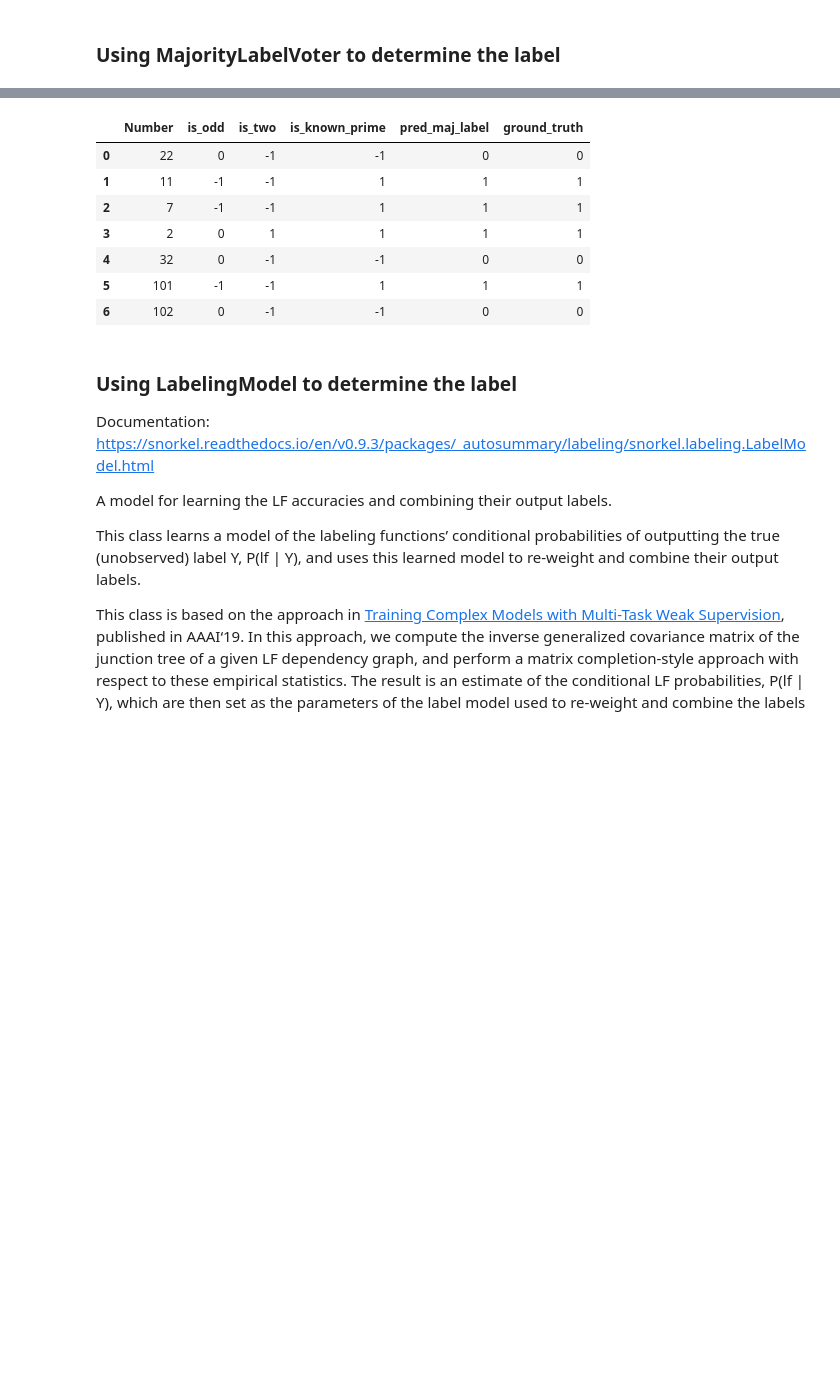
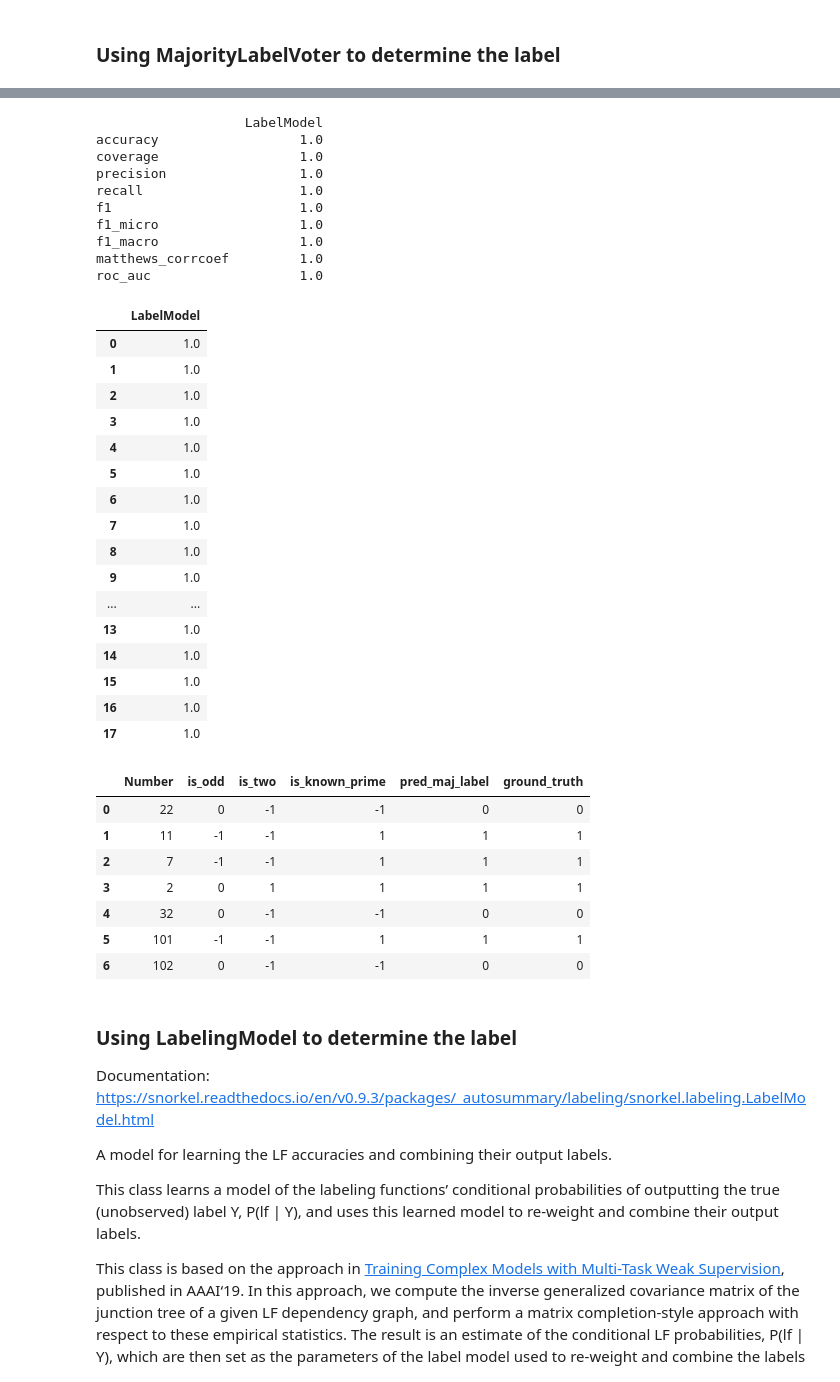
Before and after one commit to johnfkraus/practical-weak-supervision, a Jupyter notebook: ch02_labeling_and_augmentation/labeling_v1.ipynb, the cells around one changed output, grey strips where cells are left out. Cells and saved outputs as stored; diff of their text form; code cells hidden in the pictures; blank space fills up the shorter version.

```diff
--- a/ch02_labeling_and_augmentation/labeling_v1.ipynb
+++ b/ch02_labeling_and_augmentation/labeling_v1.ipynb
@@ -22,10 +27,13 @@ from snorkel.labeling.model import LabelModel
 from snorkel.labeling import LFAnalysis
 from snorkel.labeling.model import MajorityLabelVoter
 import is_it_prime   # custom code for prime number operations
+scenario = 1
 # %% [markdown]
 ### Create a small example dataset
 # %%
-data =    [5, 21, 1, 29, 32, 37, 10, 20, 10, 26, 2, 37, 34, 11, 22, 36, 12, 20, 31, 25]
+if scenario == 1:
+    data =    [5, 21, 1, 29, 32, 37, 10, 20, 10, 26, 2, 37, 34, 11, 22, 36, 12, 20, 31, 25]
+
 df = pd.DataFrame(data, columns=['Number'])
 # %% [markdown]
 ### Creating a small validation set
@@ -41,7 +46,9 @@ etc...
 # %%
 import is_it_prime  # custom code
 #  the book example used [22, 11, 7, 2, 32], we use:
-validation_data = [22, 11, 7, 2, 32, 101, 102]  # a list
+if scenario == 1:
+    validation_data = [22, 11, 7, 2, 32, 101, 102]  # a list
+
 validation_true_labels = is_it_prime.array_map(validation_data)  # an ndarray
 # %%
 df_val = pd.DataFrame(validation_data, columns=['Number'])
@@ -88,12 +95,9 @@ def gt3_ndb_3(record):
 ### Calculating: Polarity, Coverage, Overlaps and Conflicts for the labeling functions
 # %%
 # Make a list of the labeling functions to be applied
-lfs = [
-        is_odd,
-        is_two,
-        is_known_prime
-        # gt3_ndb_3
-      ]
+if scenario == 1:
+  lfs = [is_odd, is_two, is_known_prime]
+# gt3_ndb_3]
 # %%
 def apply_labeling_functions(lfs_, df_):
     """ Returns an ndarray with a column for each labeling function and a row for each data point
@@ -311,0 +225,35 @@ print(get_accuracy(preds_valid_majority_label, validation_true_labels))
+# %%
+# for reference: METRICS = {
+#      "accuracy": Metric(skmetrics.accuracy_score),
+#      "coverage": Metric(_coverage_score, ["preds"]),
+#      "precision": Metric(skmetrics.precision_score),
+#      "recall": Metric(skmetrics.recall_score),
+#      "f1": Metric(_f1_score, ["golds", "preds"]),
+#      "f1_micro": Metric(_f1_micro_score, ["golds", "preds"]),
+#      "f1_macro": Metric(_f1_macro_score, ["golds", "preds"]),
+#      "fbeta": Metric(skmetrics.fbeta_score),
+#      "matthews_corrcoef": Metric(skmetrics.matthews_corrcoef),
+#      "roc_auc": Metric(_roc_auc_score, ["golds", "probs"]),
+#  }
+
+# metrics_list = ['accuracy', 'coverage', 'precision', 'recall', 'f1', 'f1_micro', 'f1_macro', 'matthews_corrcoef', 'roc_auc']
+# metrics = random_model.score(preds_valid_random, validation_true_labels, metrics_list)
+# accuracy_random_model = metrics["accuracy"]
+# # df_valid_metrics["accur_rand_mod"] = np.ndarray(int(accuracy_random_model))
+# metrics
+
+def get_metrics(model, L, truth):
+    metrics_list = ['accuracy', 'coverage', 'precision', 'recall', 'f1', 'f1_micro', 'f1_macro', 'matthews_corrcoef', 'roc_auc']
+    metrics = model.score(L, truth, metrics_list)
+    return metrics
+
+metrics = get_metrics(majority_model, L_valid, validation_true_labels)
+metrics
+#print(pd.DataFrame(metrics))
+
+df11 = pd.DataFrame.from_dict(metrics, orient='index',
+                       columns=['LabelModel'])
+print(df11)
+df11 = pd.concat([df11, df11], ignore_index=True)
+df11
+# %% [output]
@@ -312,3 +261,30 @@ print(get_accuracy(preds_valid_majority_label, validation_true_labels))
+                   LabelModel
+accuracy                  1.0
+coverage                  1.0
+precision                 1.0
+recall                    1.0
+f1                        1.0
+f1_micro                  1.0
+f1_macro                  1.0
+matthews_corrcoef         1.0
+roc_auc                   1.0
+|  | LabelModel |
+| 0 | 1.0 |
+| 1 | 1.0 |
+| 2 | 1.0 |
+| 3 | 1.0 |
+| 4 | 1.0 |
+| 5 | 1.0 |
+| 6 | 1.0 |
+| 7 | 1.0 |
+| 8 | 1.0 |
+| 9 | 1.0 |
+| ... | ... |
+| 13 | 1.0 |
+| 14 | 1.0 |
+| 15 | 1.0 |
+| 16 | 1.0 |
+| 17 | 1.0 |
 # %%
 df_val = pd.DataFrame(validation_data, columns=['Number'])
 df_val["is_odd"] = df_val.apply(is_odd, axis=1)
```
Also changed, not shown: parts of 30 cells of this notebook.
